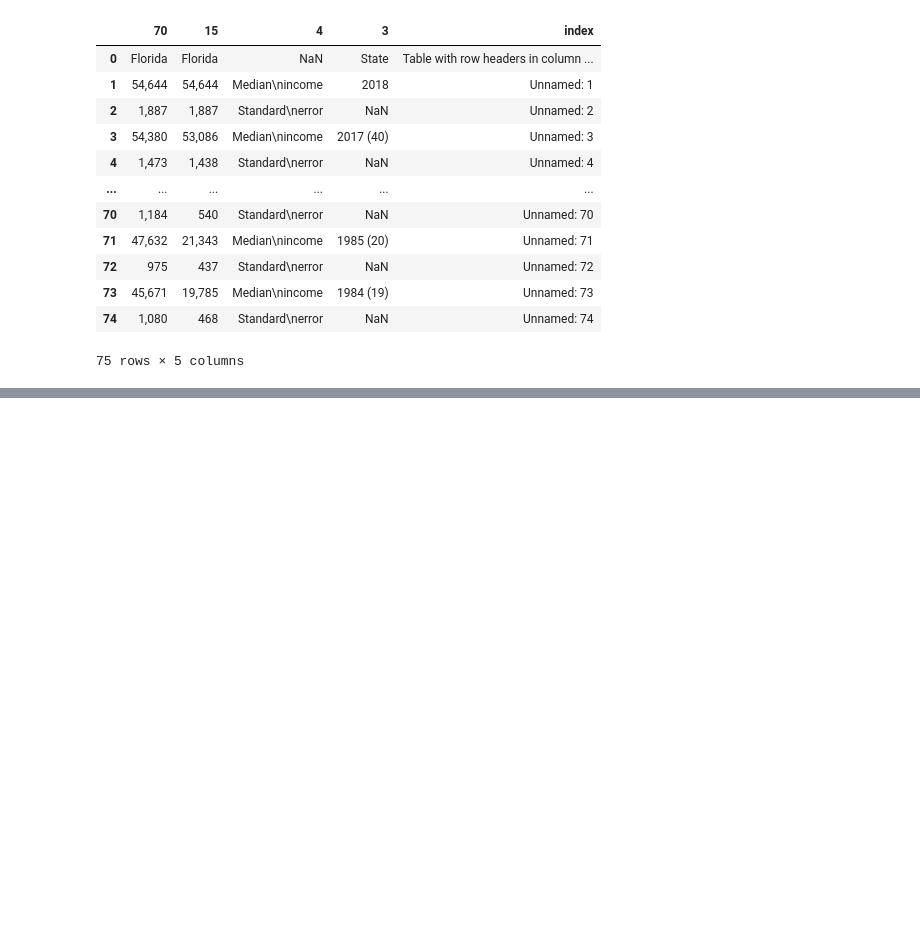
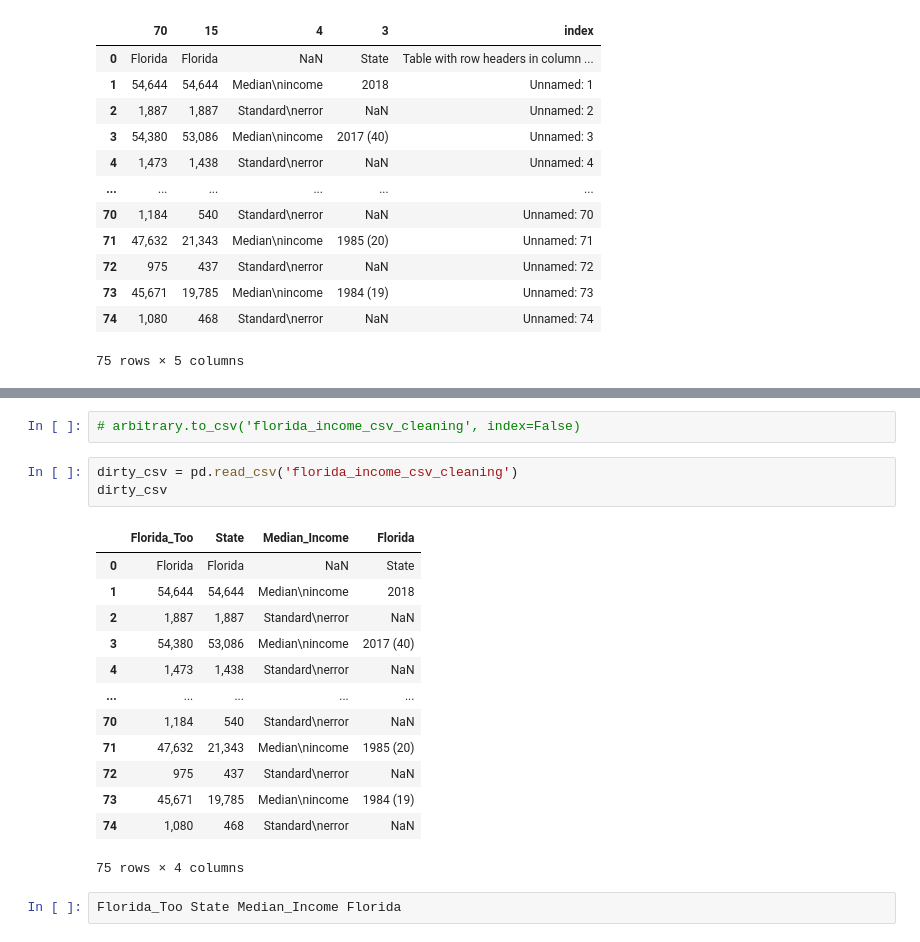
Before and after one commit to gamem001/etl_housing, a Jupyter notebook: Untitled.ipynb, the cells around one changed output, grey strips where cells are left out. Drawn from its saved outputs; the diff is of its cells as text; blank space fills up the shorter version.

```diff
--- a/Untitled.ipynb
+++ b/Untitled.ipynb
@@ -56,0 +74,21 @@ fl_income_table
+# %%
+# arbitrary.to_csv('florida_income_csv_cleaning', index=False)
+# %%
+dirty_csv = pd.read_csv('florida_income_csv_cleaning')
+dirty_csv
+# %% [output]
+|  | Florida_Too | State | Median_Income | Florida |
+| 0 | Florida | Florida | NaN | State |
+| 1 | 54,644 | 54,644 | Median\nincome | 2018 |
+| 2 | 1,887 | 1,887 | Standard\nerror | NaN |
+| 3 | 54,380 | 53,086 | Median\nincome | 2017 (40) |
+| 4 | 1,473 | 1,438 | Standard\nerror | NaN |
+| ... | ... | ... | ... | ... |
+| 70 | 1,184 | 540 | Standard\nerror | NaN |
+| 71 | 47,632 | 21,343 | Median\nincome | 1985 (20) |
+| 72 | 975 | 437 | Standard\nerror | NaN |
+| 73 | 45,671 | 19,785 | Median\nincome | 1984 (19) |
+| 74 | 1,080 | 468 | Standard\nerror | NaN |
+75 rows × 4 columns
+# %%
+Florida_Too State Median_Income Florida
```
Also changed, not shown: parts of 1 cell of this notebook, 1 other file.
